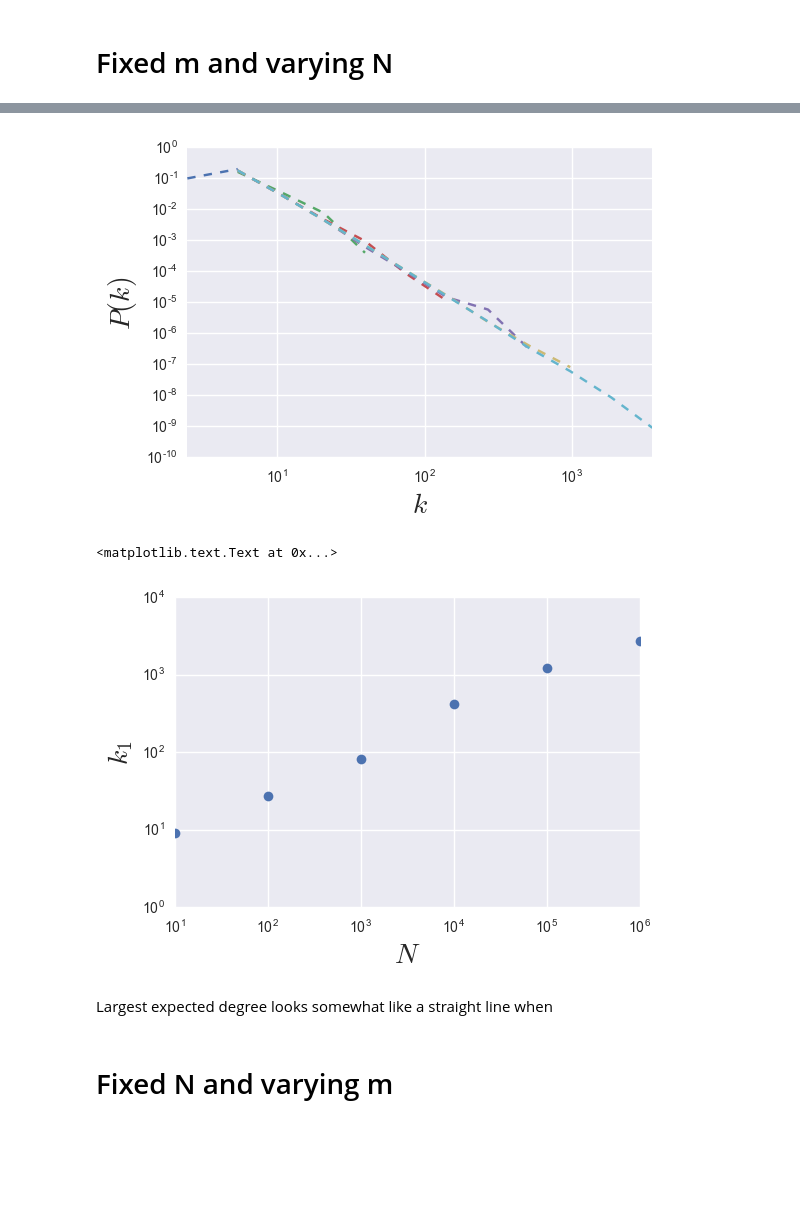
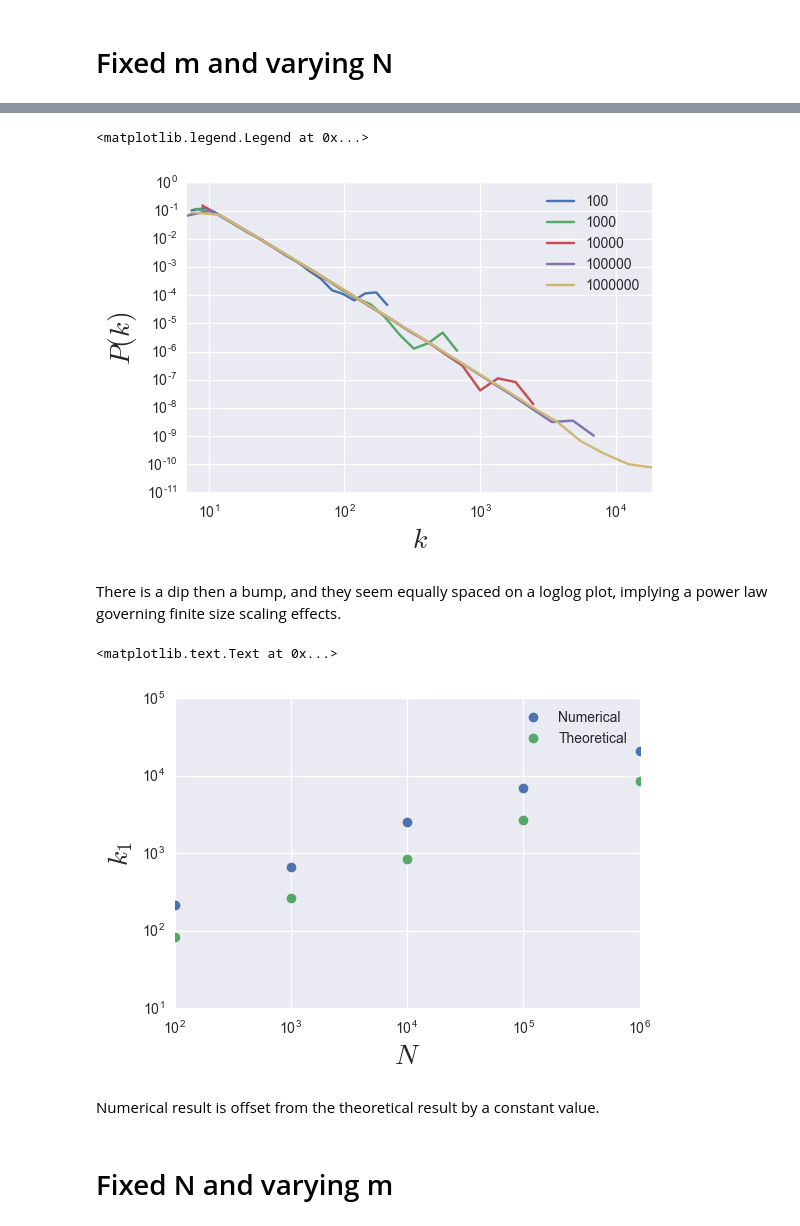
Before and after one commit to lingxz/networks, a Jupyter notebook: preferential-attachment.ipynb, the cells around one changed output, grey strips where cells are left out. Cells and saved outputs as stored; diff of their text form; code cells hidden in the pictures; blank space fills up the shorter version.

```diff
--- a/preferential-attachment.ipynb
+++ b/preferential-attachment.ipynb
@@ -55,0 +26,28 @@ degrees_df = utils.value_counts_and_plot(df)
+# %%
+from collections import Counter
+
+folder = "data/ba/deg_dist"
+powers_of_n = np.arange(2, 7)
+N = 10**powers_of_n
+m = 8
+df = pd.DataFrame()
+for n in N:
+    print(n)
+    # number of repeats
+    data = []
+    for i in range(1,41):
+        folder_name = folder + str(i) + "/"
+        filename = "{0}_{1}.txt".format(n, m)
+        filepath = folder_name + filename
+        with open(filepath, 'r') as f:
+            reader = csv.reader(f)
+            data_as_list = list(reader)
+        x = data_as_list[0]
+        x = [int(i) for i in x]
+        data.append(x)
+    counters = [Counter(x) for x in data]
+    sums = dict(sum(counters, Counter()))
+    data_mean = {x: float(sums[x]) / len(data) for x in sums.keys()}
+    additional = pd.DataFrame.from_dict(data_mean, orient="index")
+    additional.columns = [n]
+    df = pd.concat([df, additional], axis=1)
@@ -55,0 +60,6 @@ degrees_df = utils.value_counts_and_plot(df)
+# %%
+degrees_df = df
+
+for col in degrees_df:
+    total = degrees_df[col].dropna().sum()
+    degrees_df[col] = degrees_df[col] / total
@@ -56,23 +71,33 @@ degrees_df = utils.value_counts_and_plot(df)
 # %%
-a = list(np.linspace(1.2, 1.2, num=len(df.columns)))
-log_binned_df = utils.log_bin_and_plot(df, a=1.9, font_size=font_size, style='--', loglog=True)
+a = list(np.linspace(1.2, 1.5, len(log_binned_df.columns)))
+log_binned_df = utils.log_bin_freq_and_plot(degrees_df, a=a, font_size=font_size, style='-', loglog=True)
+plt.legend()
 # %% [output]
+<matplotlib.legend.Legend at 0x...>
-[figure, old version]
+[figure, new version]
+# %% [markdown]
+There is a dip then a bump, and they seem equally spaced on a loglog plot, implying a power law governing finite size scaling effects.
 # %%
 largest_expected_degree = []
-for col in df:
-    a = df[col].max()
+largest_degree_theory = []
+for col in degrees_df:
+    a = degrees_df[col].dropna()[degrees_df[col] != 0].tail(1).index.values[0]
+    k1 = utils.largest_degree(col, m)
     largest_expected_degree.append(a)
-
-pd.Series(largest_expected_degree, index=degrees_df.columns).plot(style='o', loglog=True)
+    largest_degree_theory.append(k1)
+current_palette = sns.color_palette()
+pd.Series(largest_expected_degree, index=degrees_df.columns).plot(style='o', loglog=True, label='Numerical')
+pd.Series(largest_degree_theory, index=degrees_df.columns).plot(marker='o', linestyle='None', color=current_palette[1],
+                                                                loglog=True, label='Theoretical')
 ax = plt.gca()
+plt.legend()
 ax.set_ylabel(u"$k_1$", fontsize=font_size)
 ax.set_xlabel(u"$N$", fontsize=font_size)
 # %% [output]
 <matplotlib.text.Text at 0x...>
-[figure, old version]
+[figure, new version]
-# %% [markdown]
-Largest expected degree looks somewhat like a straight line when
+# %% [markdown]
+Numerical result is offset from the theoretical result by a constant value.
 # %% [markdown]
 # Fixed N and varying m
 # %% [raw]
```
Also changed, not shown: parts of 20 cells of this notebook, 6 other files.
